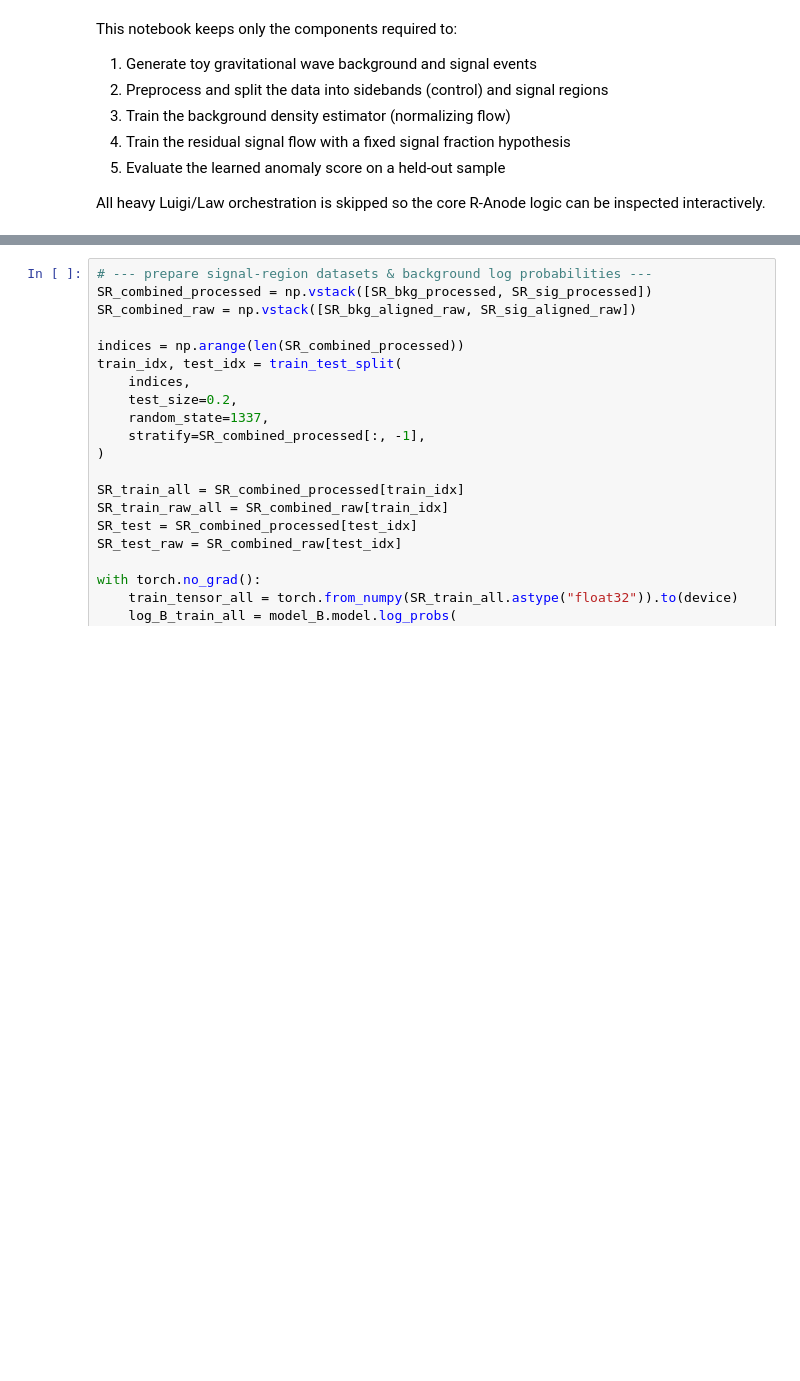
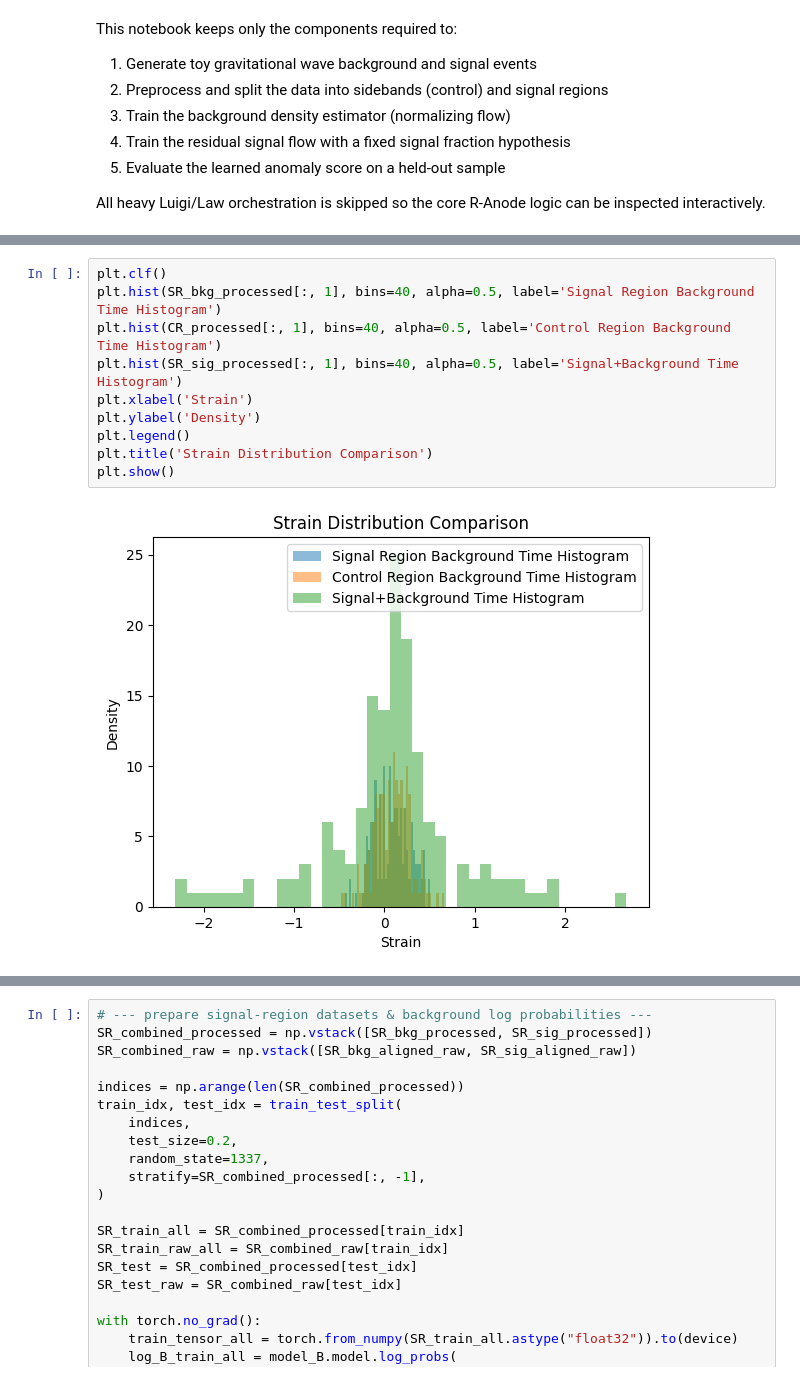
Before and after one commit to KrishWu/GBI, a Jupyter notebook: notebooks/gw_ranode_demo.ipynb, the cells around one changed output, grey strips where cells are left out. Cells and saved outputs as stored; diff of their text form; blank space fills up the shorter version.

```diff
--- a/notebooks/gw_ranode_demo.ipynb
+++ b/notebooks/gw_ranode_demo.ipynb
@@ -150,3 +158,15 @@ Signal-region injected signal shape: (150, 6)
+# %%
+plt.clf()
+plt.hist(SR_bkg_processed[:, 1], bins=40, alpha=0.5, label='Signal Region Background Time Histogram')
+plt.hist(CR_processed[:, 1], bins=40, alpha=0.5, label='Control Region Background Time Histogram')
+plt.hist(SR_sig_processed[:, 1], bins=40, alpha=0.5, label='Signal+Background Time Histogram')
+plt.xlabel('Strain')
+plt.ylabel('Density')
+plt.legend()
+plt.title('Strain Distribution Comparison')
+plt.show()
+# %% [output]
+[figure, added]
 # %%
 # --- train the background normalizing flow on CR data ---
 CR_train, CR_val = train_test_split(CR_processed, test_size=0.25, random_state=42, shuffle=True)
```
Also changed, not shown: parts of 8 cells of this notebook, 3 other files.
